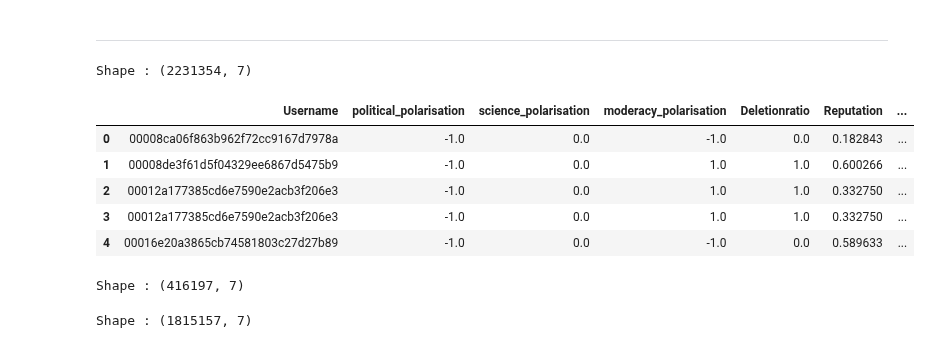
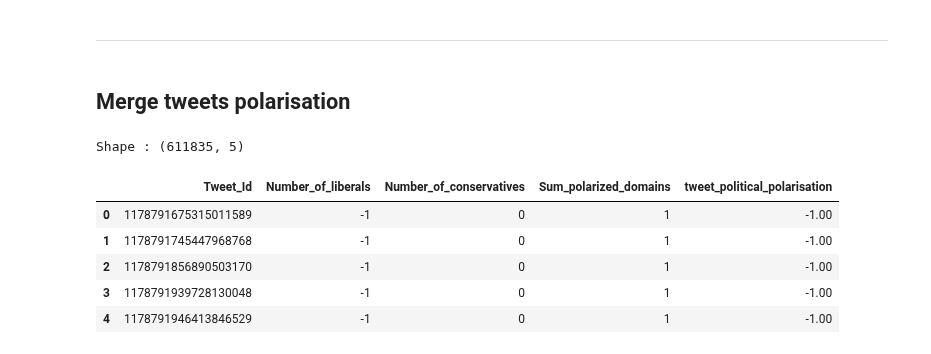
Before and after one commit to MoSamani/Deleted-Tweets, a Jupyter notebook: user_polarisiation/TweetsCov19_tweets_of_polarised_users.ipynb, the cells around one changed output. Cells and saved outputs as stored; diff of their text form; code cells hidden in the pictures.

```diff
--- a/user_polarisiation/TweetsCov19_tweets_of_polarised_users.ipynb
+++ b/user_polarisiation/TweetsCov19_tweets_of_polarised_users.ipynb
@@ -17,6 +17,7 @@ import tldextract
 #Show warnings just in console
 import warnings
 warnings.filterwarnings('ignore')
+pd.options.display.float_format = '{:.2f}'.format
 # %% [markdown]
 ***
 # %% [markdown]
@@ -128,17 +312,19 @@ with open(pfad_tsv, 'w', newline='', encoding="utf-8") as out_file:
 # %% [markdown]
 -------------------------
+# %% [markdown]
+## Merge tweets polarisation
 # %%
-path = '../data/tweetsCov19_polarized_and_neutral_users_deletionratio_reputation.tsv'
+path = '../data/tweetscov19_political_polarized_tweets.tsv'
 
-df_tweetscov19_political_polarized = pd.read_csv(path, sep='\t', error_bad_lines=False, names=['Username', 'political_polarisation', 'science_polarisation', 'moderacy_polarisation', 'Deletionratio', 'Reputation', 'Is_deleted'])
+df_tweetscov19_political_polarized_tweets = pd.read_csv(path, sep='\t', error_bad_lines=False, names=['Tweet_Id', 'Number_of_liberals', 'Number_of_conservatives', 'Sum_polarized_domains', 'tweet_political_polarisation'])
 
-print('Shape :', df_tweetscov19_political_polarized.shape)
-df_tweetscov19_political_polarized.head()
+print('Shape :', df_tweetscov19_political_polarized_tweets.shape)
+df_tweetscov19_political_polarized_tweets.head()
 # %% [output]
-Shape : (2231354, 7)
+Shape : (611835, 5)
-|  | Username | political_polarisation | science_polarisation | moderacy_polarisation | Deletionratio | Reputation | ... |
-| 0 | 00008ca06f863b962f72cc9167d7978a | -1.0 | 0.0 | -1.0 | 0.0 | 0.182843 | ... |
-| 1 | 00008de3f61d5f04329ee6867d5475b9 | -1.0 | 0.0 | 1.0 | 1.0 | 0.600266 | ... |
-| 2 | 00012a177385cd6e7590e2acb3f206e3 | -1.0 | 0.0 | 1.0 | 1.0 | 0.332750 | ... |
-| 3 | 00012a177385cd6e7590e2acb3f206e3 | -1.0 | 0.0 | 1.0 | 1.0 | 0.332750 | ... |
-| 4 | 00016e20a3865cb74581803c27d27b89 | -1.0 | 0.0 | -1.0 | 0.0 | 0.589633 | ... |
+|  | Tweet_Id | Number_of_liberals | Number_of_conservatives | Sum_polarized_domains | tweet_political_polarisation |
+| 0 | 1178791675315011589 | -1 | 0 | 1 | -1.00 |
+| 1 | 1178791745447968768 | -1 | 0 | 1 | -1.00 |
+| 2 | 1178791856890503170 | -1 | 0 | 1 | -1.00 |
+| 3 | 1178791939728130048 | -1 | 0 | 1 | -1.00 |
+| 4 | 1178791946413846529 | -1 | 0 | 1 | -1.00 |
@@ -148,8 +330,0 @@ df_tweetscov19_undel = df_tweetscov19_political_polarized[df_tweetscov19_politic
-# %%
-print('Shape :', df_tweetscov19_del.shape)
-# %% [output]
-Shape : (416197, 7)
-# %%
-print('Shape :', df_tweetscov19_undel.shape)
-# %% [output]
-Shape : (1815157, 7)
```
Also changed, not shown: parts of 57 cells of this notebook, 27 other files.
